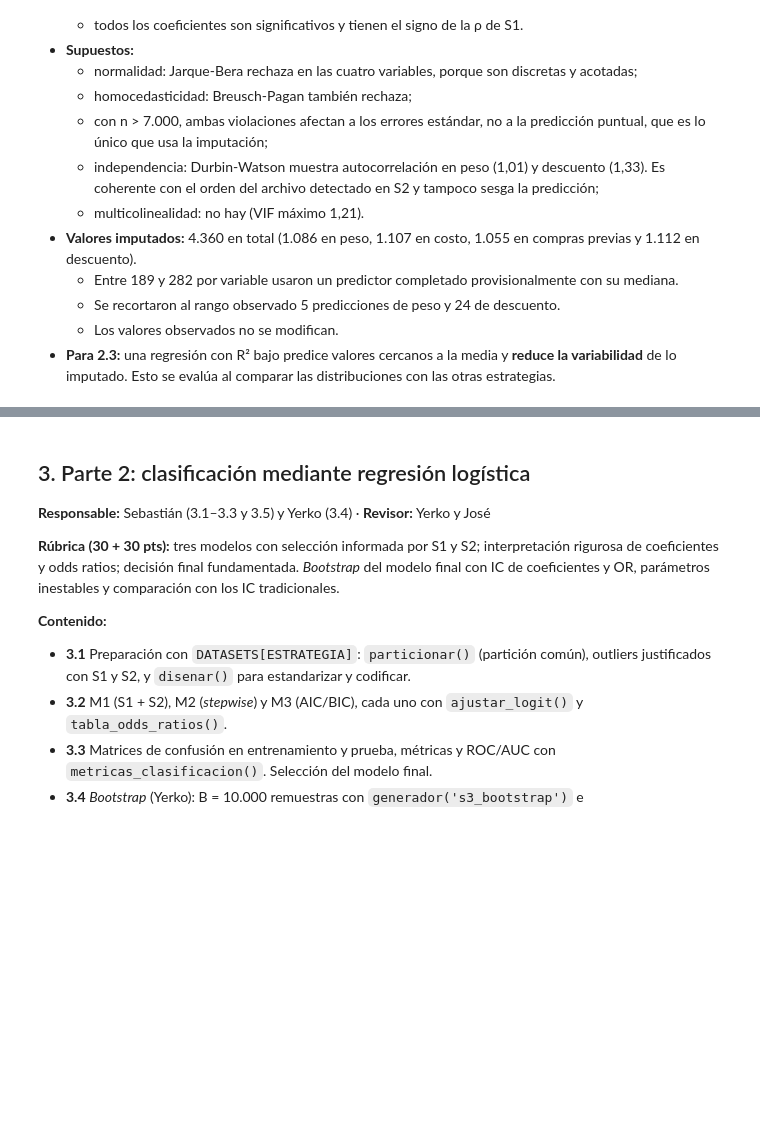
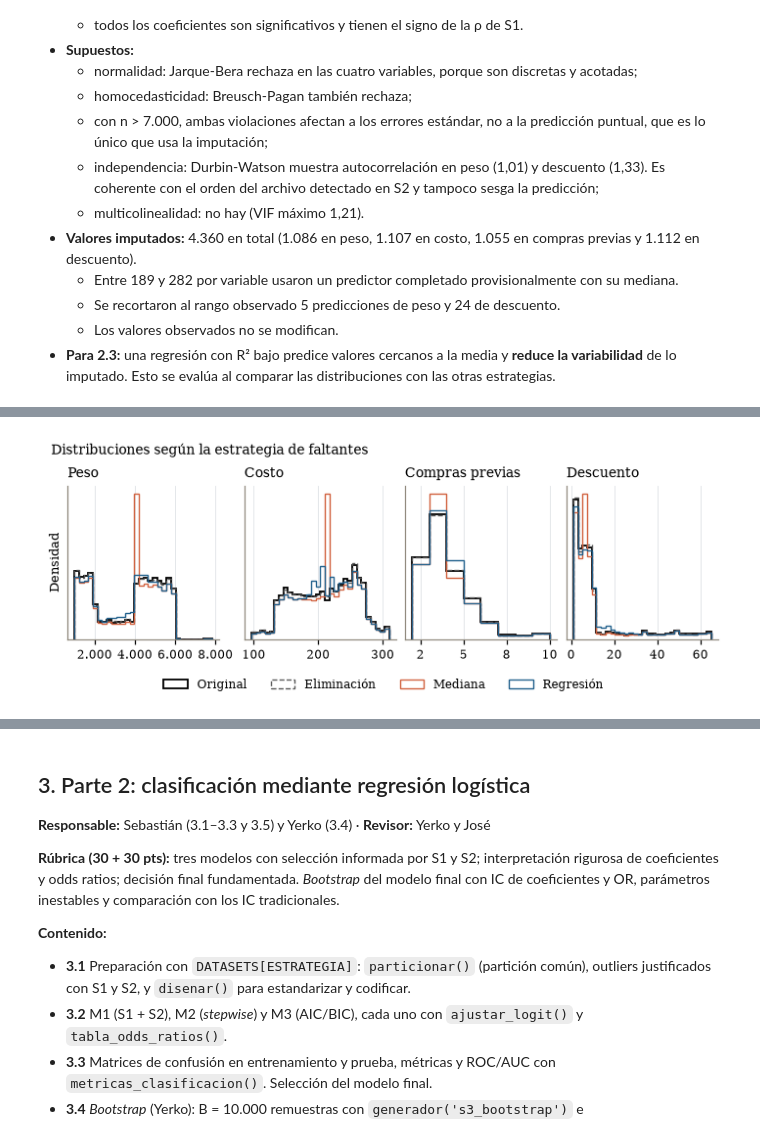
Before and after one commit to joserodriguezc/grupo_1_estadistica_computacional, a Jupyter notebook: sumativa_3/notebooks/sumativa_3_grupo1.ipynb, the cells around one changed output, grey strips where cells are left out. Cells and saved outputs as stored; diff of their text form; code cells hidden in the pictures; blank space fills up the shorter version.

Commit message:
feat(sumativa3): 2.3 comparación de eliminación, mediana y regresión; decisión y exportación de datasets

```diff
--- a/sumativa_3/notebooks/sumativa_3_grupo1.ipynb
+++ b/sumativa_3/notebooks/sumativa_3_grupo1.ipynb
@@ -748,0 +766,22 @@ Valores imputados por regresión: 4.360 en total
+# %%
+# 2.3 Las tres estrategias, como DataFrames sin NaN que conservan el índice original de los envíos
+mediana_entera = df_faltantes[VARS_FALTANTES].median().round()   # valores enteros, como los datos originales
+DATASETS = {
+    'eliminacion': df_faltantes.dropna().astype(df.dtypes.to_dict()),
+    'mediana': df_faltantes.fillna(mediana_entera).astype(df.dtypes.to_dict()),
+    'regresion': df_regresion,
+}
+for k, d in DATASETS.items():
+    assert d.notna().all().all() and d.index.isin(df.index).all() and list(d.columns) == list(df.columns), k
+
+# (a) Tamaño resultante, partición común y tasa de atraso
+filas = []
+for k, d in DATASETS.items():
+    tr, te = particionar(d)
+    filas.append({'estrategia': k, 'n': len(d), 'pct_conservado': len(d) / len(df) * 100,
+                  'n_entrenamiento': len(tr), 'n_prueba': len(te), 'tasa_atraso': d[TARGET].mean() * 100})
+comparacion_n = pd.DataFrame(filas).set_index('estrategia')
+comparacion_n.loc['original'] = [len(df), 100.0, len(IDX_TRAIN), len(IDX_TEST), df[TARGET].mean() * 100]
+comparacion_n.to_csv(TABLAS / 'estrategias_tamano.csv')
+print('Tamaño de cada dataset:')
+display(comparacion_n.round(2))
@@ -748,0 +899,19 @@ Valores imputados por regresión: 4.360 en total
+# %%
+# Figura: distribución de cada variable según la estrategia, frente a los datos originales
+fig, axes = plt.subplots(1, len(VARS_FALTANTES), figsize=(ANCHO, 2.4))
+estilos = {'original': dict(color='black', lw=1.2), 'eliminacion': dict(color=GRIS, lw=0.9, ls='--'),
+           'mediana': dict(color=TERRA, lw=0.9), 'regresion': dict(color=AZUL, lw=0.9)}
+nombres = {'original': 'Original', 'eliminacion': 'Eliminación', 'mediana': 'Mediana', 'regresion': 'Regresión'}
+for ax, v in zip(axes, VARS_FALTANTES):
+    bordes = np.histogram_bin_edges(df[v], bins=min(30, df[v].nunique()))
+    for k, d in [('original', df)] + list(DATASETS.items()):
+        ax.hist(d[v], bins=bordes, density=True, histtype='step', label=nombres[k], **estilos[k])
+    ax.set_title(ETIQ[v])
+    ax.set_yticks([])
+    ax.xaxis.set_major_formatter(FuncFormatter(lambda x, _: num(x)))
+axes[0].set_ylabel('Densidad')
+fig.legend(*axes[0].get_legend_handles_labels(), loc='outside lower center', ncol=4)
+fig.suptitle('Distribuciones según la estrategia de faltantes', x=0.01, ha='left', fontsize=9)
+guardar('fig_2_3_distribuciones_estrategias', fig)
+# %% [output]
+[figure, added]
```
Also changed, not shown: parts of 5 cells of this notebook, 14 other files.
